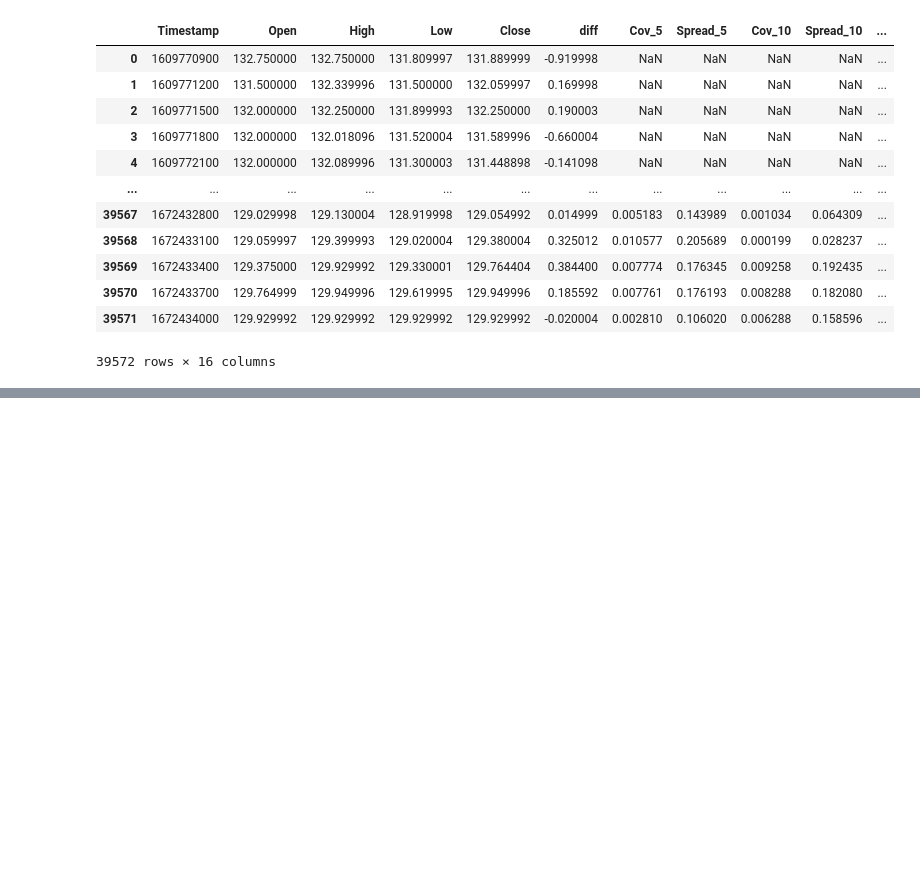
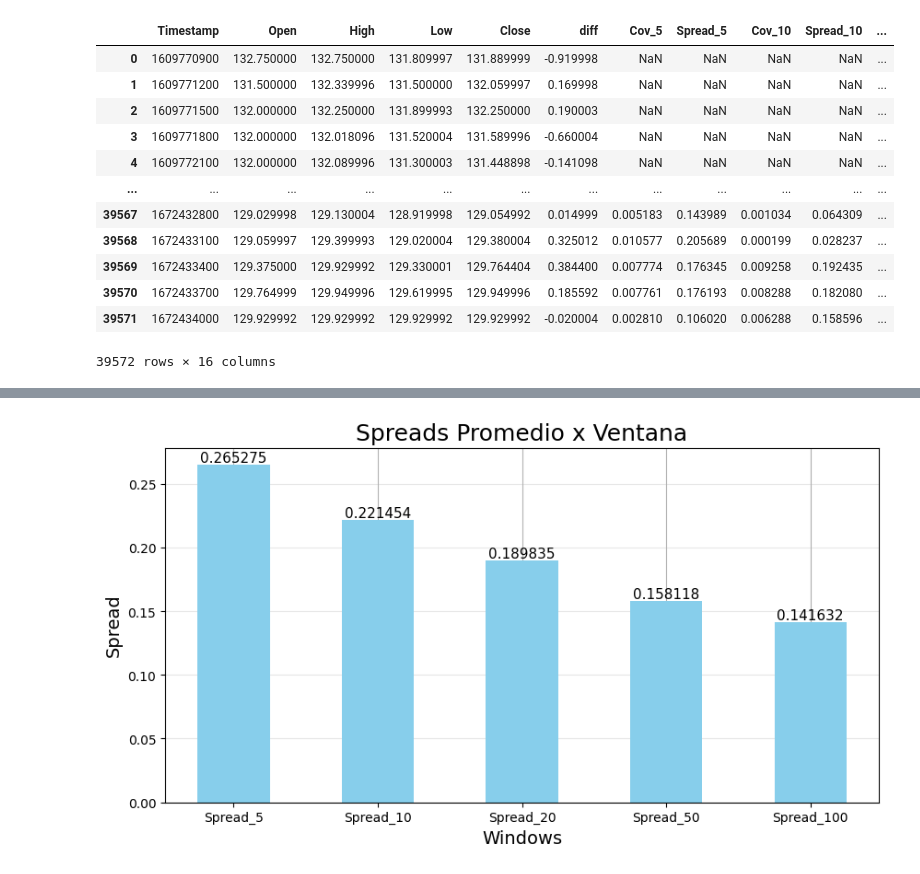
Before and after one commit to GoopyMarrow/M_S_Trading, a Jupyter notebook: MST_Effective_Spread.ipynb, the cells around one changed output, grey strips where cells are left out. Saved outputs shown, nothing was run; the diff lists cells and outputs as text; code cells hidden in the pictures; blank space fills up the shorter version.

```diff
--- a/MST_Effective_Spread.ipynb
+++ b/MST_Effective_Spread.ipynb
@@ -65,19 +99,19 @@ blocks = [5, 10, 20, 50, 100]
 # %%
-for n_block in blocks:
-    covs = [np.nan] * len(df)
+for n_window in windows:
+    cov = [np.nan] * len(df_windows)
 
-    for i in range(len(df) - 2*n_block + 1):
-        block1 = df['diff'][i:i+n_block]
-        block2 = df['diff'][i+n_block:i+2*n_block]
+    for i in range(len(df_windows) - 2 * n_window + 1):
+        block1 = df_windows['diff'][i:i+n_window]
+        block2 = df_windows['diff'][i+n_window:i+2*n_window]
 
         cov_val = np.abs(np.cov(block1, block2)[0, 1])
 
-        covs[i + 2*n_block - 1] = cov_val
+        cov[i + 2*n_window - 1] = cov_val
 
-    df[f'Cov_{n_block}'] = covs
-    df[f'Spread_{n_block}'] = 2 * np.sqrt(df[f'Cov_{n_block}'])
+    df_windows[f'Cov_{n_window}'] = cov
+    df_windows[f'Spread_{n_window}'] = 2 * np.sqrt(df_windows[f'Cov_{n_window}'])
 
-df
+df_windows
 # %% [output]
 |  | Timestamp | Open | High | Low | Close | diff | Cov_5 | Spread_5 | Cov_10 | Spread_10 | ... |
 | 0 | 1609770900 | 132.750000 | 132.750000 | 131.809997 | 131.889999 | -0.919998 | NaN | NaN | NaN | NaN | ... |
@@ -93,11 +127,15 @@ df
 | 39571 | 1672434000 | 129.929992 | 129.929992 | 129.929992 | 129.929992 | -0.020004 | 0.002810 | 0.106020 | 0.006288 | 0.158596 | ... |
 39572 rows × 16 columns
 # %%
-
 bid_ask_df = pd.DataFrame()
 
-for i in range(len(blocks)):
-    bid_ask_df[f'Bid_{blocks[i]}'] = np.where(df['Diff'] > 0, df['Close'] - df[f'Spread_{blocks[i]}'], df['Close'])
-    bid_ask_df[f'Ask_{blocks[i]}'] = np.where(df['Diff'] > 0, df['Close'], df['Close'] + df[f'Spread_{blocks[i]}'])
+for i in range(len(windows)):
+    bid_ask_df[f'Bid_{windows[i]}'] = np.where(df_windows['diff'] > 0,
+                                              df_windows['Close'] - df_windows[f'Spread_{windows[i]}'],
+                                              df_windows['Close'])
+
+    bid_ask_df[f'Ask_{windows[i]}'] = np.where(df_windows['diff'] > 0,
+                                              df_windows['Close'],
+                                              df_windows['Close'] + df_windows[f'Spread_{windows[i]}'])
 
 bid_ask_df
@@ -103,0 +156,14 @@ bid_ask_df
+# %%
+prom_spreads1 = [df_windows[f'Spread_{window}'].mean() for window in windows]
+plt.bar([f'Spread_{window}' for window in windows], prom_spreads1, zorder=2, width=0.5)
+
+for i, w in enumerate(prom_spreads1):
+    plt.text(i, w, f'{w:.6f}', ha='center', va='bottom', fontsize=11)
+
+plt.title('Spreads Promedio x Ventana', fontsize=18)
+plt.ylabel('Spread', fontsize=14)
+plt.xlabel('Windows', fontsize=14)
+plt.grid(alpha=0.3, zorder=0, axis='y')
+plt.show()
+# %% [output]
+[figure, added]
```
Also changed, not shown: parts of 21 cells of this notebook.
